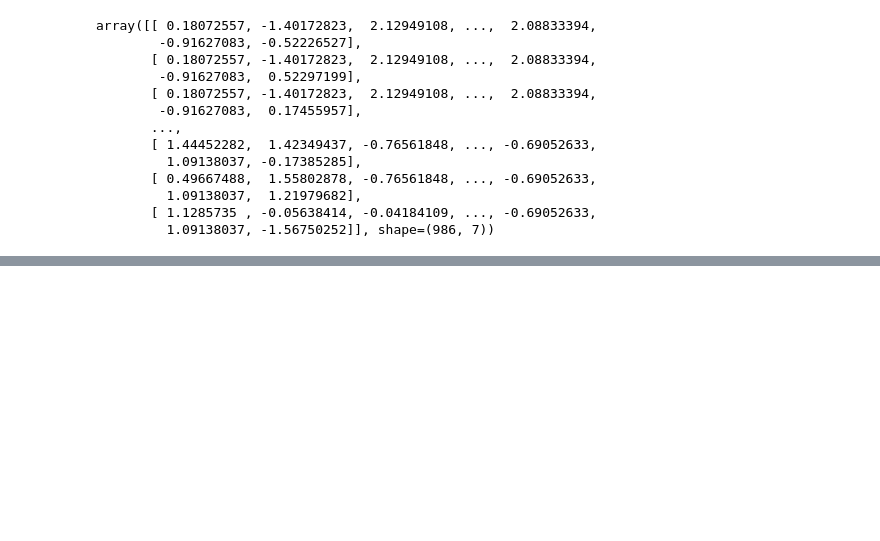
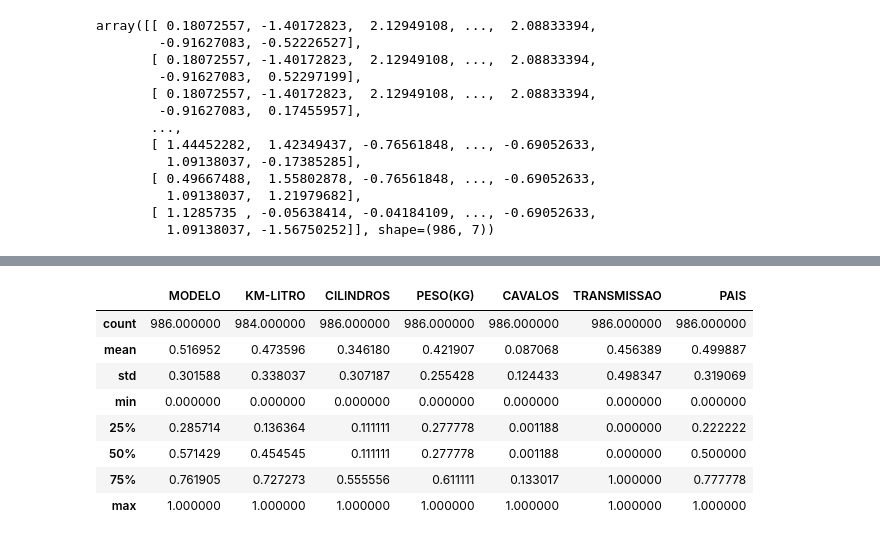
Before and after one commit to jesieldossantos/Curso-IA, a Jupyter notebook: analises/dammys/carros 2.ipynb, the cells around one changed output, grey strips where cells are left out. Cells and saved outputs as stored; diff of their text form; code cells hidden in the pictures; blank space fills up the shorter version.

```diff
--- a/analises/dammys/carros 2.ipynb
+++ b/analises/dammys/carros 2.ipynb
@@ -304,0 +311,4 @@ df_padronizado
+# %%
+normalizar =MinMaxScaler().fit(df_dados)
+
+df_normalizado = normalizar.transform(df_dados)
@@ -304,0 +331,2 @@ df_padronizado
+# %%
+df_normalizado = pd.DataFrame(df_normalizado, columns=df_dados.columns)
@@ -304,0 +342,12 @@ df_padronizado
+# %%
+df_normalizado.describe()
+# %% [output]
+|  | MODELO | KM-LITRO | CILINDROS | PESO(KG) | CAVALOS | TRANSMISSAO | PAIS |
+| count | 986.000000 | 984.000000 | 986.000000 | 986.000000 | 986.000000 | 986.000000 | 986.000000 |
+| mean | 0.516952 | 0.473596 | 0.346180 | 0.421907 | 0.087068 | 0.456389 | 0.499887 |
+| std | 0.301588 | 0.338037 | 0.307187 | 0.255428 | 0.124433 | 0.498347 | 0.319069 |
+| min | 0.000000 | 0.000000 | 0.000000 | 0.000000 | 0.000000 | 0.000000 | 0.000000 |
+| 25% | 0.285714 | 0.136364 | 0.111111 | 0.277778 | 0.001188 | 0.000000 | 0.222222 |
+| 50% | 0.571429 | 0.454545 | 0.111111 | 0.277778 | 0.001188 | 0.000000 | 0.500000 |
+| 75% | 0.761905 | 0.727273 | 0.555556 | 0.611111 | 0.133017 | 1.000000 | 0.777778 |
+| max | 1.000000 | 1.000000 | 1.000000 | 1.000000 | 1.000000 | 1.000000 | 1.000000 |
```
Also changed, not shown: parts of 13 cells of this notebook.
